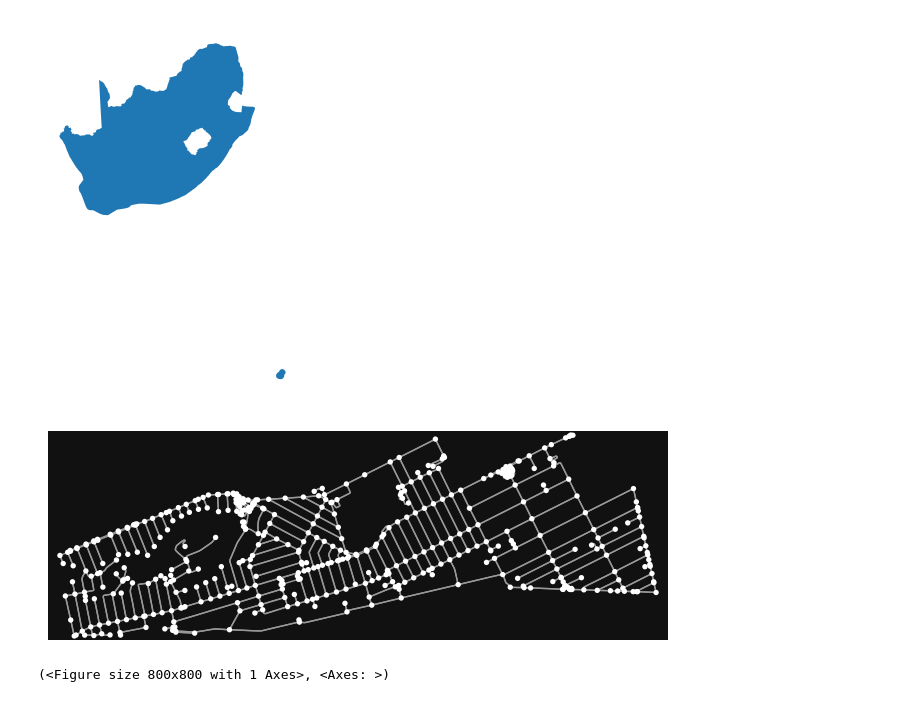
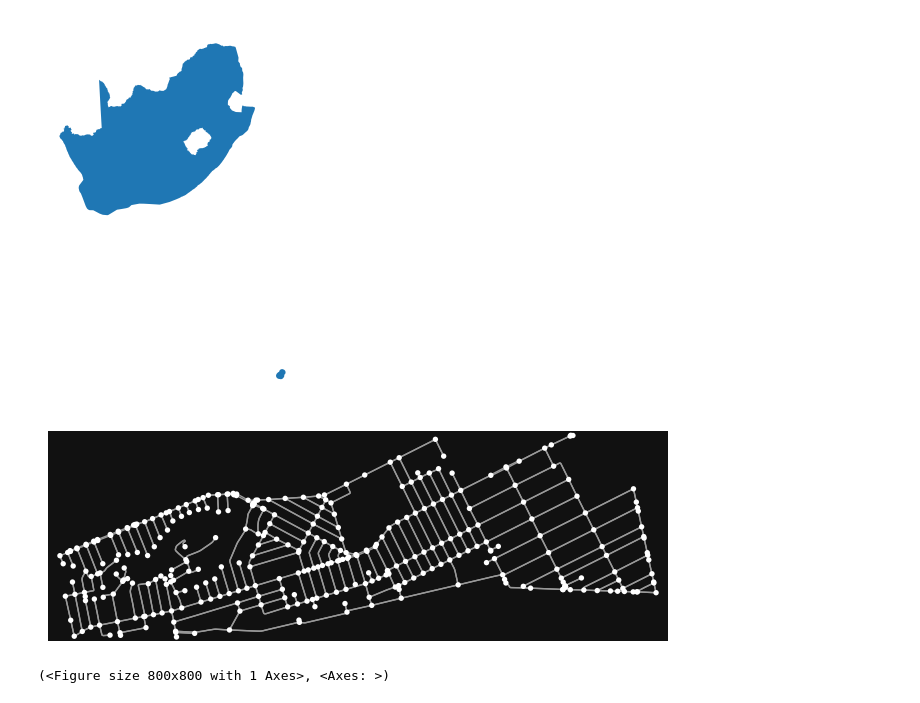
Before and after one commit to Emily-RoseSteyn/south-africa-street-history-mapping, a Jupyter notebook: notebooks/osmnx-sandbox.ipynb, the cells around one changed output. Drawn from its saved outputs; the diff is of its cells as text; code cells hidden in the pictures.

```diff
--- a/notebooks/osmnx-sandbox.ipynb
+++ b/notebooks/osmnx-sandbox.ipynb
@@ -7,10 +21,10 @@ _ = ax.axis('off')
 # %% [output]
 [figure]
 # %%
-kensington_graph = ox.graph_from_place('Kensington, City of Johannesburg, South Africa')
+kensington_graph = ox.graph_from_place('Kensington, City of Johannesburg, South Africa', network_type="drive")
 ox.plot_graph(kensington_graph)
 # %% [output]
-[figure, old version]
+[figure, new version]
 (<Figure size 800x800 with 1 Axes>, <Axes: >)
 # %%
 kensington_gdf = ox.graph_to_gdfs(kensington_graph, nodes=False)
```
Also changed, not shown: parts of 8 cells of this notebook.
